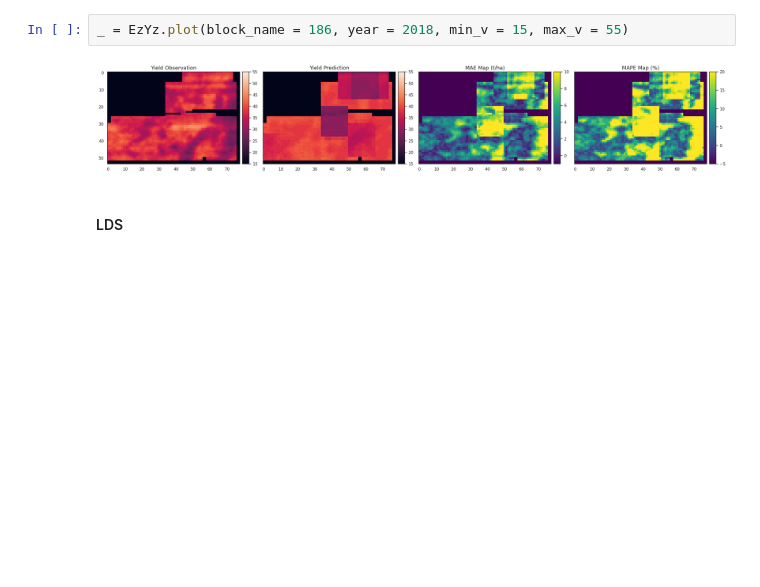
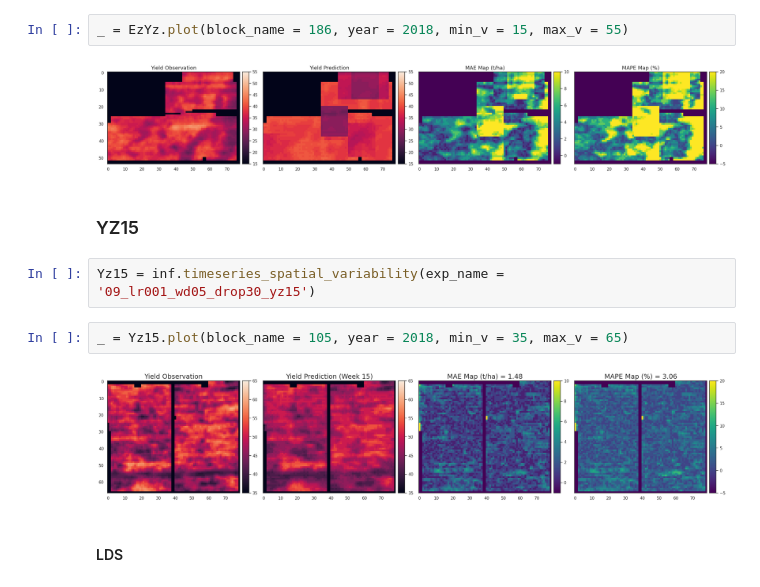
Before and after one commit to plant-ai-biophysics-lab/imbalance_deep_regression_yield_forecasting, a Jupyter notebook: Inference/spatial_variability.ipynb, the cells around one changed output. Cells and saved outputs as stored; diff of their text form; blank space fills up the shorter version.

Commit message:
spatial variablity on 15 class idea

```diff
--- a/Inference/spatial_variability.ipynb
+++ b/Inference/spatial_variability.ipynb
@@ -110,6 +107,14 @@ _ = EzYz.plot(block_name = 181, year = 2019, min_v = 45, max_v = 65) #5, 0, min
 _ = EzYz.plot(block_name = 186, year = 2018, min_v = 15, max_v = 55)
 # %% [output]
 [figure]
+# %% [markdown]
+### YZ15
+# %%
+Yz15 = inf.timeseries_spatial_variability(exp_name = '09_lr001_wd05_drop30_yz15')
+# %%
+_ = Yz15.plot(block_name = 105, year = 2018, min_v = 35, max_v = 65)
+# %% [output]
+[figure, added]
 # %% [markdown]
 #### LDS
 # %%
```
Also changed, not shown: parts of 2 cells of this notebook, 5 other files.
